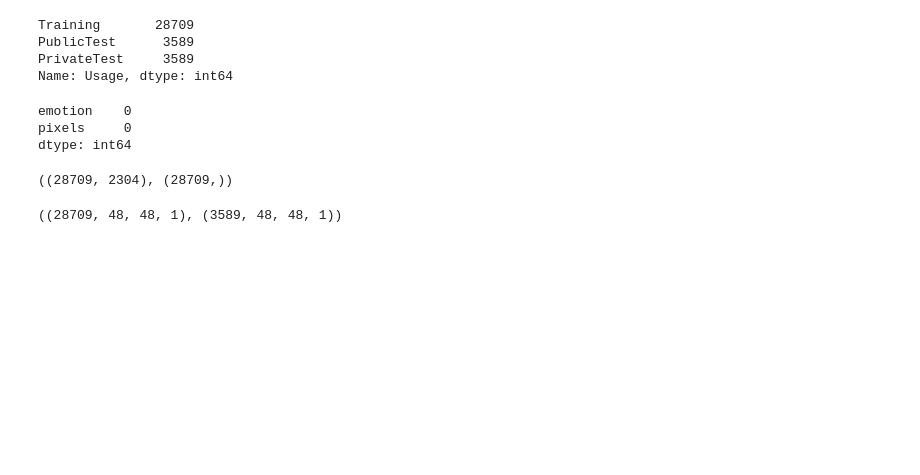
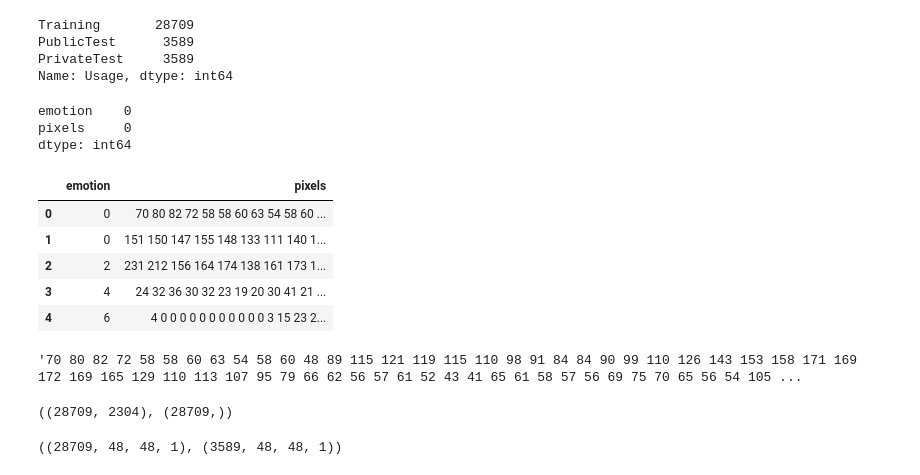
Before and after one commit to mohanrajmit/DL-Training, a Jupyter notebook: Facial-Expression-Recognition.ipynb, the cells around one changed output. Drawn from its saved outputs; the diff is of its cells as text; code cells hidden in the pictures; blank space fills up the shorter version.

```diff
--- a/Facial-Expression-Recognition.ipynb
+++ b/Facial-Expression-Recognition.ipynb
@@ -47,6 +48,19 @@ train.isnull().sum()
 emotion    0
 pixels     0
 dtype: int64
+# %%
+train.head()
+# %% [output]
+|  | emotion | pixels |
+| 0 | 0 | 70 80 82 72 58 58 60 63 54 58 60 ... |
+| 1 | 0 | 151 150 147 155 148 133 111 140 1... |
+| 2 | 2 | 231 212 156 164 174 138 161 173 1... |
+| 3 | 4 | 24 32 36 30 32 23 19 20 30 41 21 ... |
+| 4 | 6 | 4 0 0 0 0 0 0 0 0 0 0 0 3 15 23 2... |
+# %%
+train['pixels'][0]
+# %% [output]
+'70 80 82 72 58 58 60 63 54 58 60 48 89 115 121 119 115 110 98 91 84 84 90 99 110 126 143 153 158 171 169 172 169 165 129 110 113 107 95 79 66 62 56 57 61 52 43 41 65 61 58 57 56 69 75 70 65 56 54 105 ...
 # %%
 train['pixels'] = train['pixels'].apply(lambda im: np.fromstring(im, sep=' '))
 x_train = np.vstack(train['pixels'].values)
```
Also changed, not shown: parts of 11 cells of this notebook.
